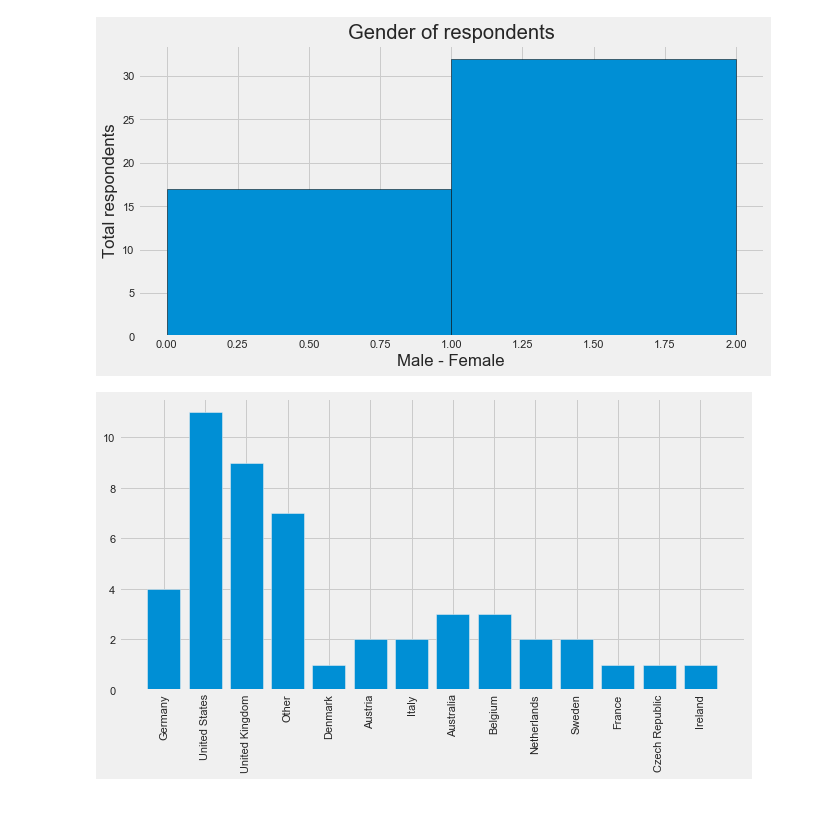
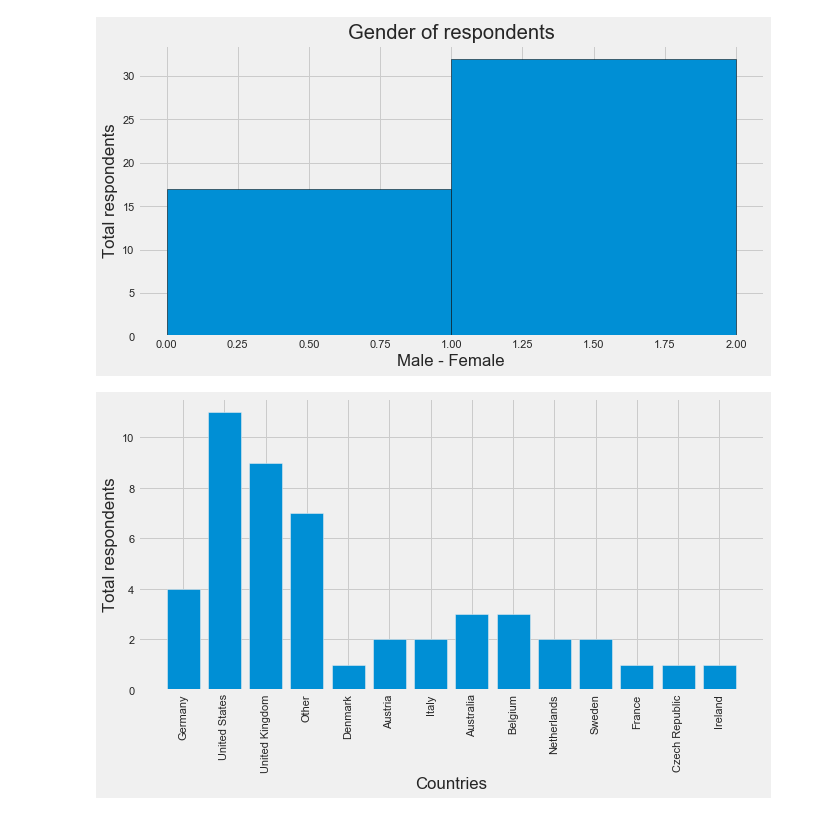
Before and after one commit to merykud/Diaspora_of_BiH, a Jupyter notebook: Dijaspora.ipynb, the cells around one changed output. Cells and saved outputs as stored; diff of their text form; code cells hidden in the pictures.

```diff
--- a/Dijaspora.ipynb
+++ b/Dijaspora.ipynb
@@ -141,10 +141,13 @@ Female   32  |  65 %
 Male     17  |  35 %
 [figure]
 # %%
+
+plt.xlabel('Countries')
+plt.ylabel('Total respondents')
 freqs = Counter(df['foreign_country'])
 xvals = range(len(freqs.values()))
 plt.bar(xvals, freqs.values())
 plt.xticks(xvals, freqs.keys(),rotation='vertical')
 plt.show()
 # %% [output]
-[figure, old version]
+[figure, new version]
```
Also changed, not shown: parts of 19 cells of this notebook.
